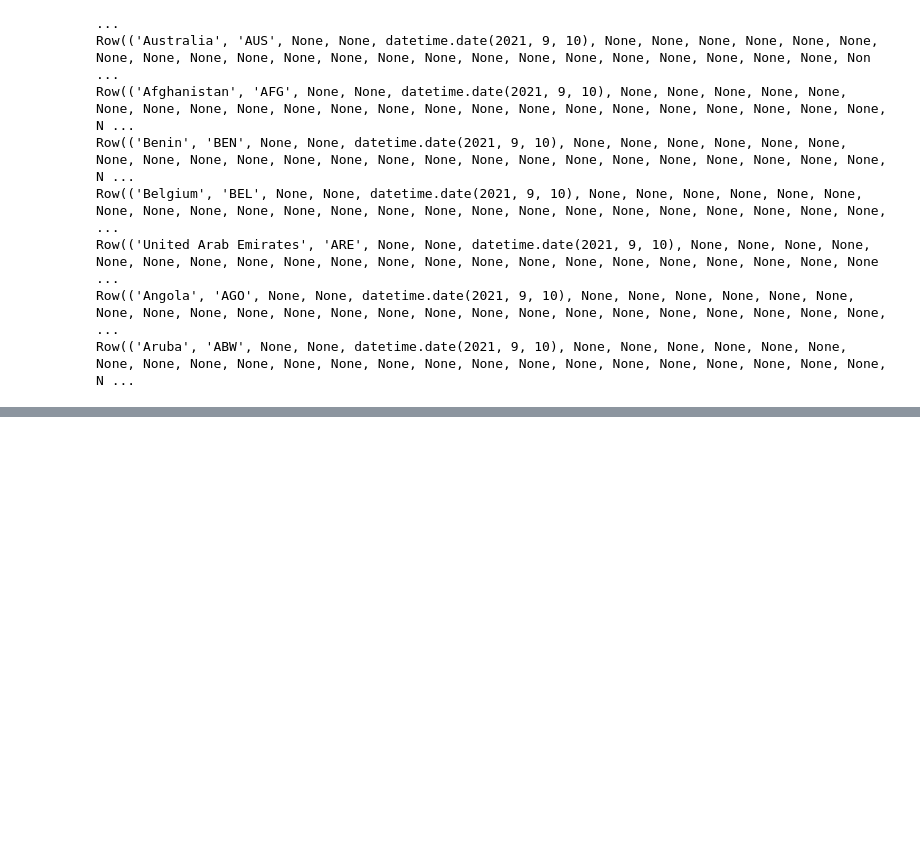
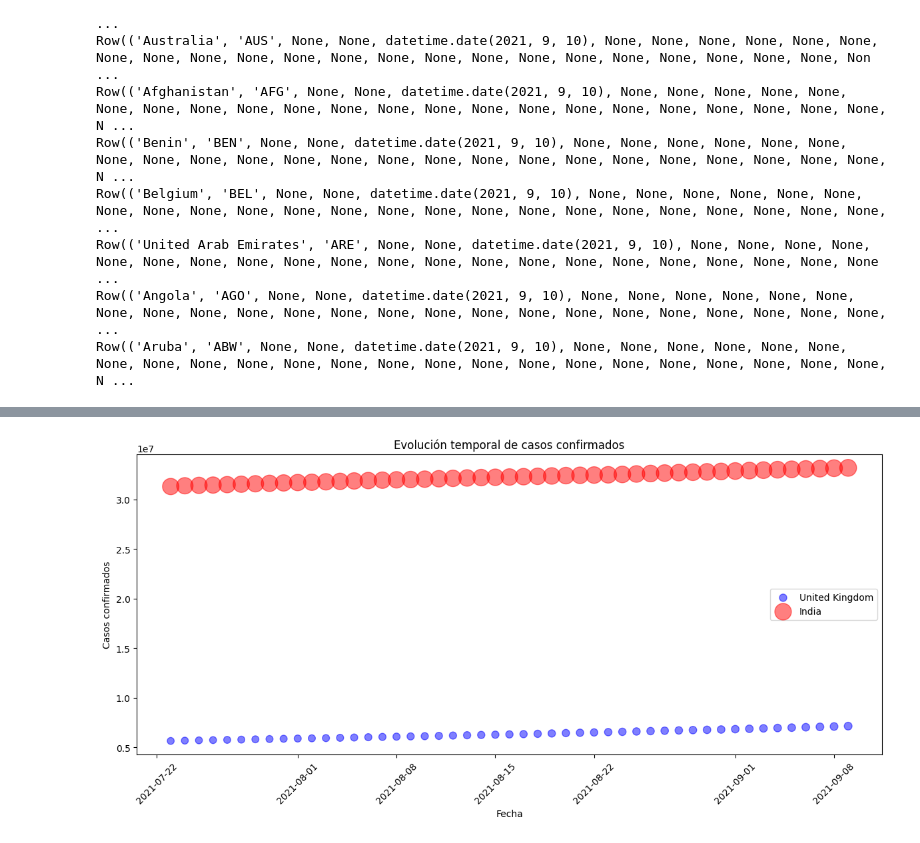
Before and after one commit to gambitius/Mineria-de-Datos, a Jupyter notebook: Solemne_1_Martin_Bastias.ipynb, the cells around one changed output, grey strips where cells are left out. Drawn from its saved outputs; the diff is of its cells as text; code cells hidden in the pictures; blank space fills up the shorter version.

```diff
--- a/Solemne_1_Martin_Bastias.ipynb
+++ b/Solemne_1_Martin_Bastias.ipynb
@@ -117,0 +255,42 @@ Row(('Aruba', 'ABW', None, None, datetime.date(2021, 9, 10), None, None, None, N
+# %%
+query = """
+    SELECT country_name, date, confirmed_cases
+    FROM `bigquery-public-data.covid19_govt_response.oxford_policy_tracker`
+    WHERE country_name IN ('United Kingdom', 'India')
+    ORDER BY date DESC
+    LIMIT 300
+
+"""
+
+# Ejecutar la consulta y cargar los resultados en un DataFrame
+df = client.query(query).to_dataframe()
+
+# Filtrar los datos para los países seleccionados
+df_filtered = df[df['country_name'].isin(['United Kingdom', 'India'])]
+
+# Agrupar los datos por país y fecha
+grouped = df_filtered.groupby(['country_name', 'date']).agg({'confirmed_cases': 'max'}).reset_index()
+
+# Obtener los datos para cada país
+uk_data = grouped[grouped['country_name'] == 'United Kingdom']
+i_data = grouped[grouped['country_name'] == 'India']
+
+# Ajustar el tamaño de las burbujas
+bubble_size_uk = uk_data['confirmed_cases'] * 0.00001
+bubble_size_i = i_data['confirmed_cases'] * 0.00001
+
+# Graficar los datos como un gráfico de burbujas
+plt.figure(figsize=(12, 6))
+
+plt.scatter(uk_data['date'], uk_data['confirmed_cases'], s=bubble_size_uk, alpha=0.5, c='blue', label='United Kingdom')
+plt.scatter(i_data['date'], i_data['confirmed_cases'], s=bubble_size_i, alpha=0.5, c='red', label='India')
+
+plt.title('Evolución temporal de casos confirmados')
+plt.xlabel('Fecha')
+plt.ylabel('Casos confirmados')
+plt.legend()
+plt.xticks(rotation=45)
+plt.tight_layout()
+plt.show()
+# %% [output]
+[figure, added]
```
Also changed, not shown: parts of 8 cells of this notebook.
